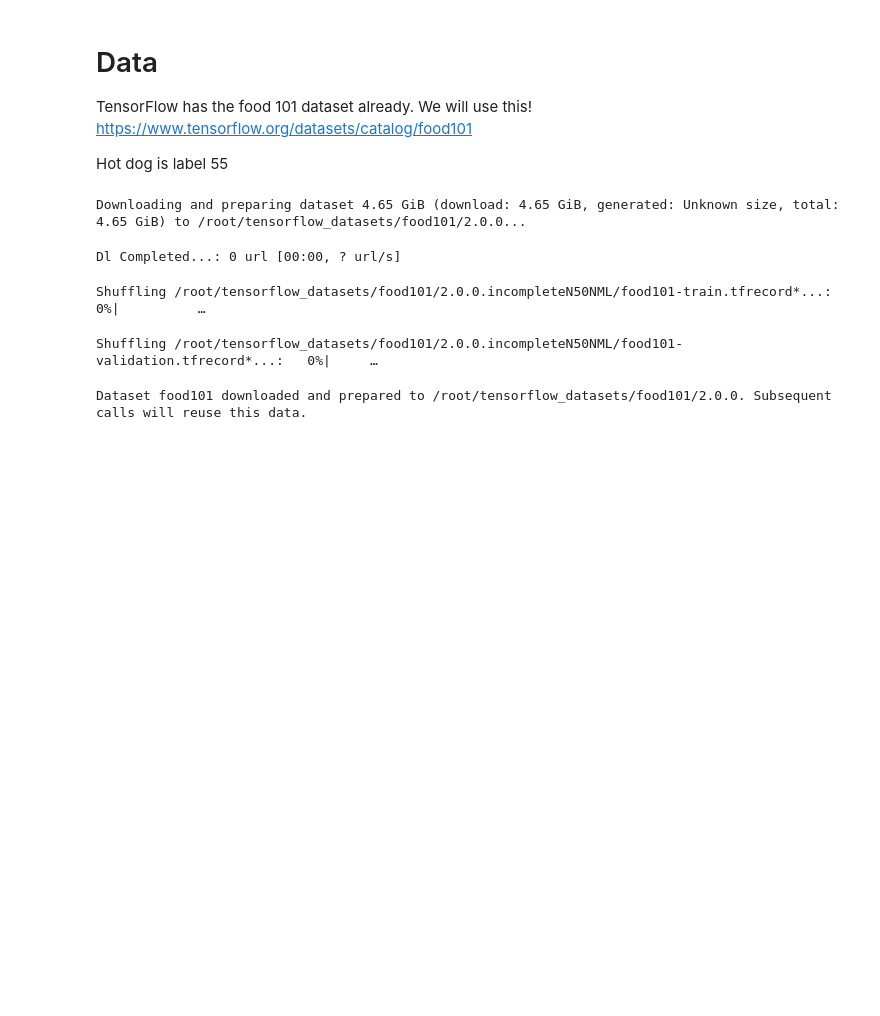
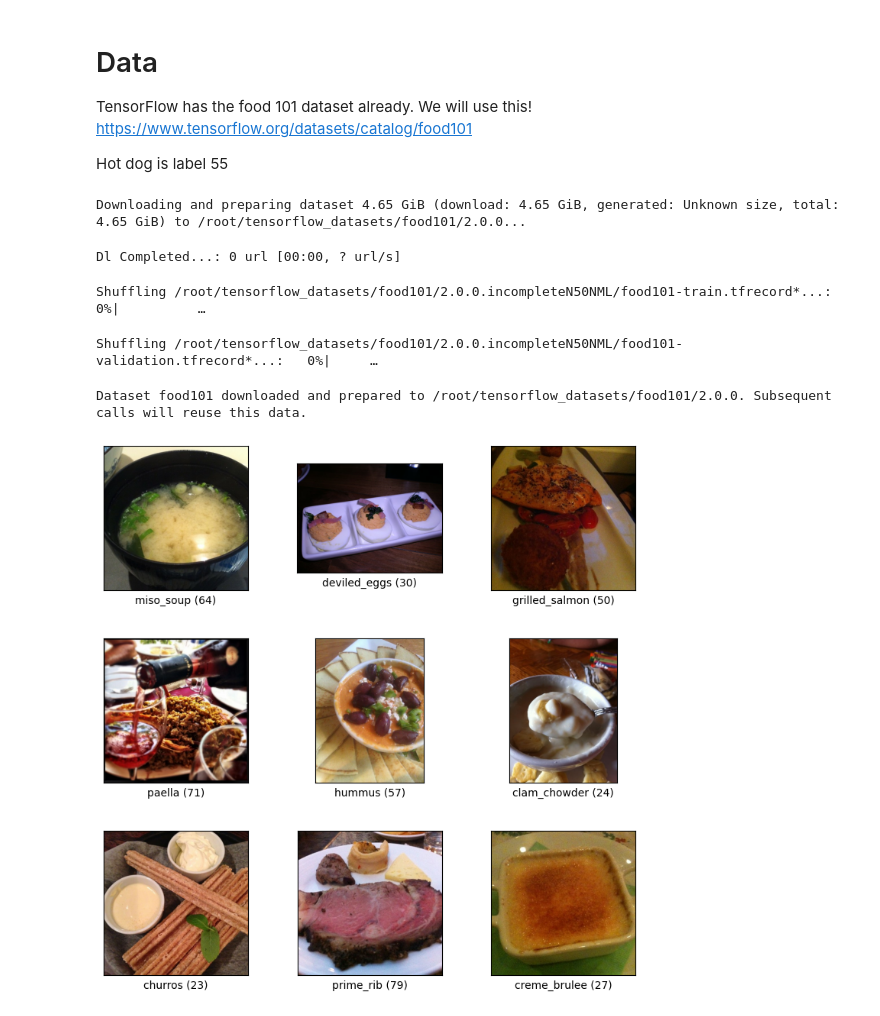
Before and after one commit to francisparwez/Convolutional_Neural_Network_for_Beginners, a Jupyter notebook: Hot_Dog_VS_Not_Hot_Dog_Example.ipynb, the cells around one changed output. Cells and saved outputs as stored; diff of their text form; code cells hidden in the pictures; blank space fills up the shorter version.

```diff
--- a/Hot_Dog_VS_Not_Hot_Dog_Example.ipynb
+++ b/Hot_Dog_VS_Not_Hot_Dog_Example.ipynb
@@ -33,3 +33,7 @@ Shuffling /root/tensorflow_datasets/food101/2.0.0.incompleteN50NML/food101-valid
 Dataset food101 downloaded and prepared to /root/tensorflow_datasets/food101/2.0.0. Subsequent calls will reuse this data.
 # %%
 train_ds, valid_ds = ds["train"], ds["validation"]
+# %%
+fig = tfds.show_examples(train_ds, ds_info)
+# %% [output]
+[figure, added]
```
Also changed, not shown: parts of 6 cells of this notebook.
